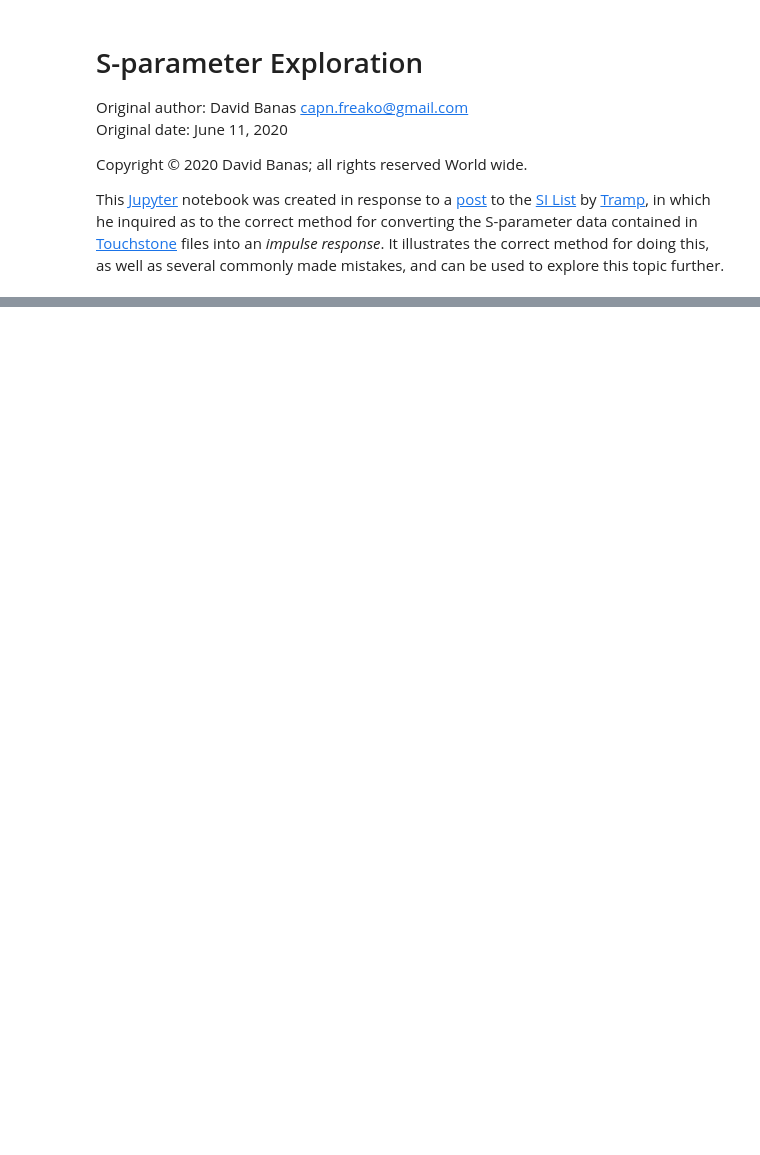
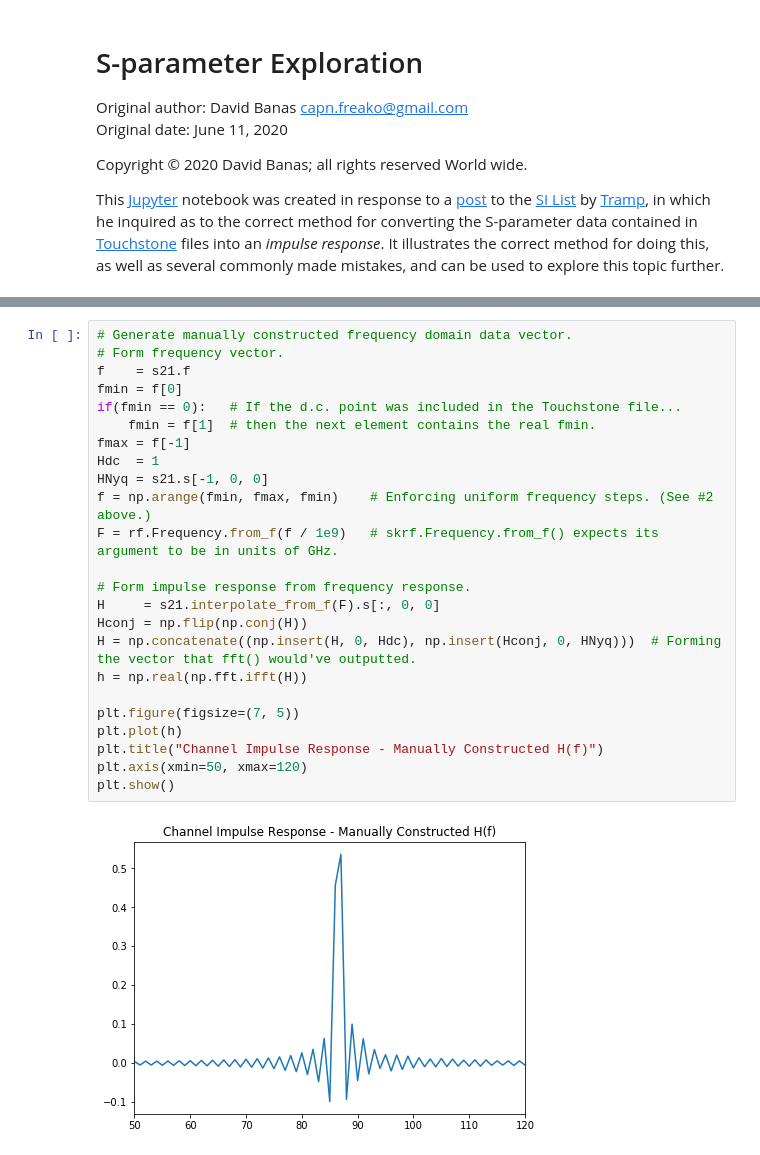
Before and after one commit to capn-freako/PyBERT, a Jupyter notebook: misc/scikit-rf/S-param_Explorer.ipynb, the cells around one changed output, grey strips where cells are left out. Saved outputs shown, nothing was run; the diff lists cells and outputs as text; blank space fills up the shorter version.

```diff
--- a/misc/scikit-rf/S-param_Explorer.ipynb
+++ b/misc/scikit-rf/S-param_Explorer.ipynb
@@ -451,0 +143,26 @@ This Touchstone file has serious problems!
+# %%
+# Generate manually constructed frequency domain data vector.
+# Form frequency vector.
+f    = s21.f
+fmin = f[0]
+if(fmin == 0):   # If the d.c. point was included in the Touchstone file...
+    fmin = f[1]  # then the next element contains the real fmin.
+fmax = f[-1]
+Hdc  = 1
+HNyq = s21.s[-1, 0, 0]
+f = np.arange(fmin, fmax, fmin)    # Enforcing uniform frequency steps. (See #2 above.)
+F = rf.Frequency.from_f(f / 1e9)   # skrf.Frequency.from_f() expects its argument to be in units of GHz.
+
+# Form impulse response from frequency response.
+H     = s21.interpolate_from_f(F).s[:, 0, 0]
+Hconj = np.flip(np.conj(H))
+H = np.concatenate((np.insert(H, 0, Hdc), np.insert(Hconj, 0, HNyq)))  # Forming the vector that fft() would've outputted.
+h = np.real(np.fft.ifft(H))
+
+plt.figure(figsize=(7, 5))
+plt.plot(h)
+plt.title("Channel Impulse Response - Manually Constructed H(f)")
+plt.axis(xmin=50, xmax=120)
+plt.show()
+# %% [output]
+[figure, added]
```
Also changed, not shown: parts of 52 cells of this notebook, 1 other file.
